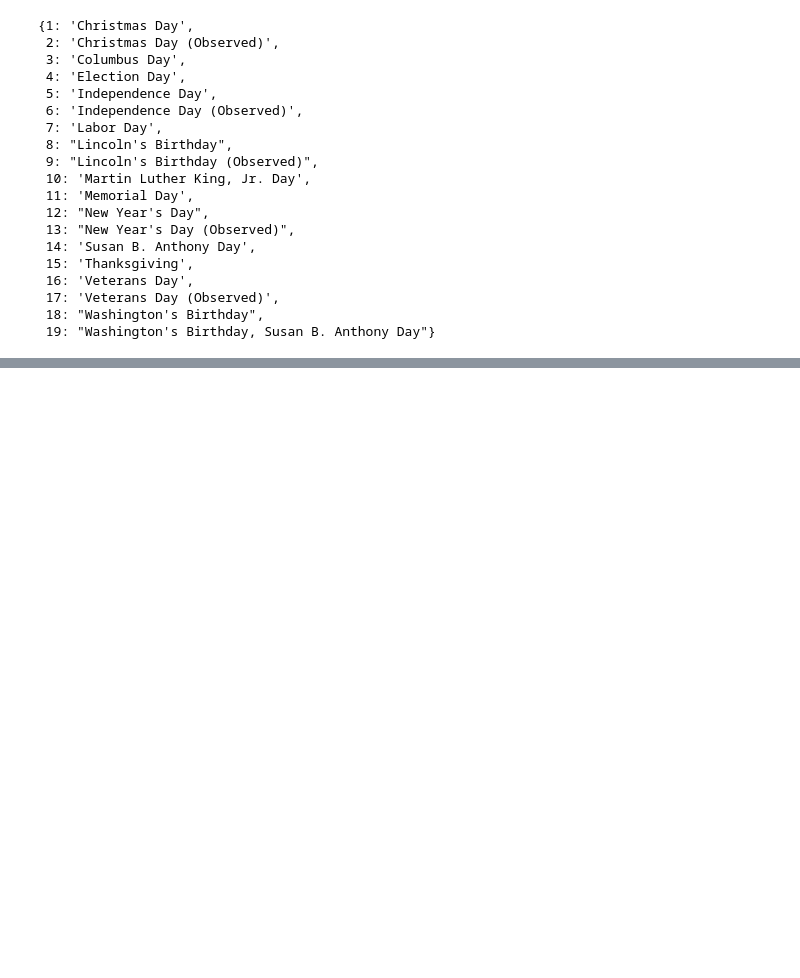
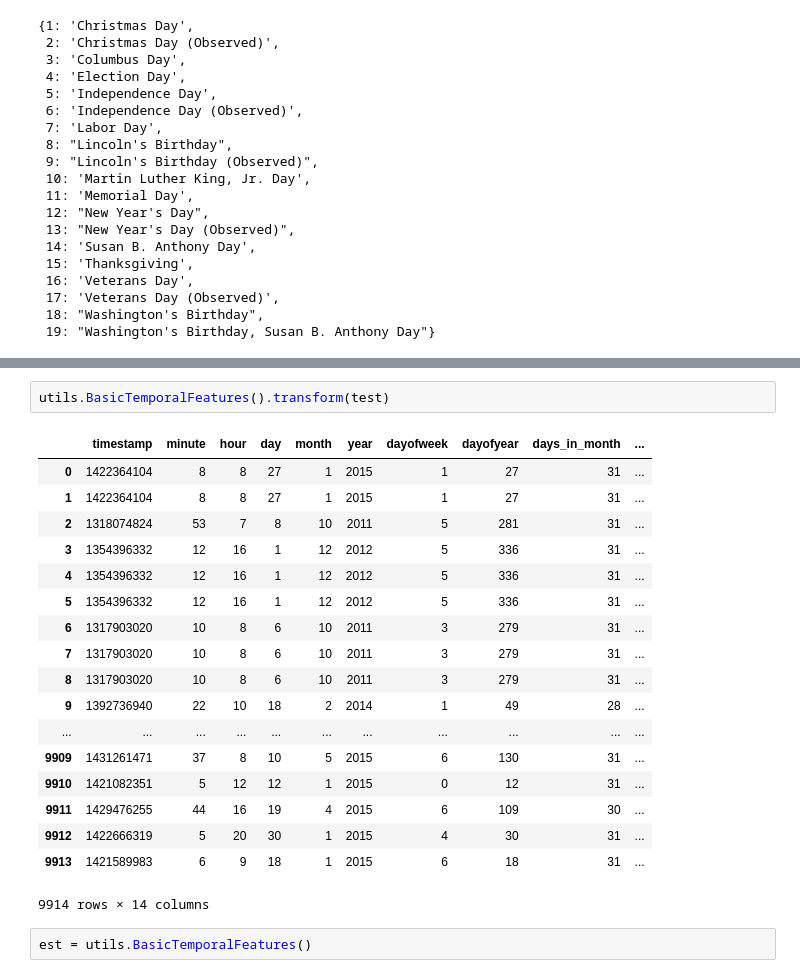
Before and after one commit to TanguyLe/nytf, a Jupyter notebook: python/notebook/exploration_tristan.ipynb, the cells around one changed output, grey strips where cells are left out. Saved outputs shown, nothing was run; the diff lists cells and outputs as text; blank space fills up the shorter version.

```diff
--- a/python/notebook/exploration_tristan.ipynb
+++ b/python/notebook/exploration_tristan.ipynb
@@ -303,0 +386,23 @@ CODE_TO_HOLLIDAY
+# %%
+utils.BasicTemporalFeatures().transform(test)
+# %% [output]
+|  | timestamp | minute | hour | day | month | year | dayofweek | dayofyear | days_in_month | ... |
+| 0 | 1422364104 | 8 | 8 | 27 | 1 | 2015 | 1 | 27 | 31 | ... |
+| 1 | 1422364104 | 8 | 8 | 27 | 1 | 2015 | 1 | 27 | 31 | ... |
+| 2 | 1318074824 | 53 | 7 | 8 | 10 | 2011 | 5 | 281 | 31 | ... |
+| 3 | 1354396332 | 12 | 16 | 1 | 12 | 2012 | 5 | 336 | 31 | ... |
+| 4 | 1354396332 | 12 | 16 | 1 | 12 | 2012 | 5 | 336 | 31 | ... |
+| 5 | 1354396332 | 12 | 16 | 1 | 12 | 2012 | 5 | 336 | 31 | ... |
+| 6 | 1317903020 | 10 | 8 | 6 | 10 | 2011 | 3 | 279 | 31 | ... |
+| 7 | 1317903020 | 10 | 8 | 6 | 10 | 2011 | 3 | 279 | 31 | ... |
+| 8 | 1317903020 | 10 | 8 | 6 | 10 | 2011 | 3 | 279 | 31 | ... |
+| 9 | 1392736940 | 22 | 10 | 18 | 2 | 2014 | 1 | 49 | 28 | ... |
+| ... | ... | ... | ... | ... | ... | ... | ... | ... | ... | ... |
+| 9909 | 1431261471 | 37 | 8 | 10 | 5 | 2015 | 6 | 130 | 31 | ... |
+| 9910 | 1421082351 | 5 | 12 | 12 | 1 | 2015 | 0 | 12 | 31 | ... |
+| 9911 | 1429476255 | 44 | 16 | 19 | 4 | 2015 | 6 | 109 | 30 | ... |
+| 9912 | 1422666319 | 5 | 20 | 30 | 1 | 2015 | 4 | 30 | 31 | ... |
+| 9913 | 1421589983 | 6 | 9 | 18 | 1 | 2015 | 6 | 18 | 31 | ... |
+9914 rows × 14 columns
+# %%
+est = utils.BasicTemporalFeatures()
```
Also changed, not shown: parts of 19 cells of this notebook, 2 other files.
